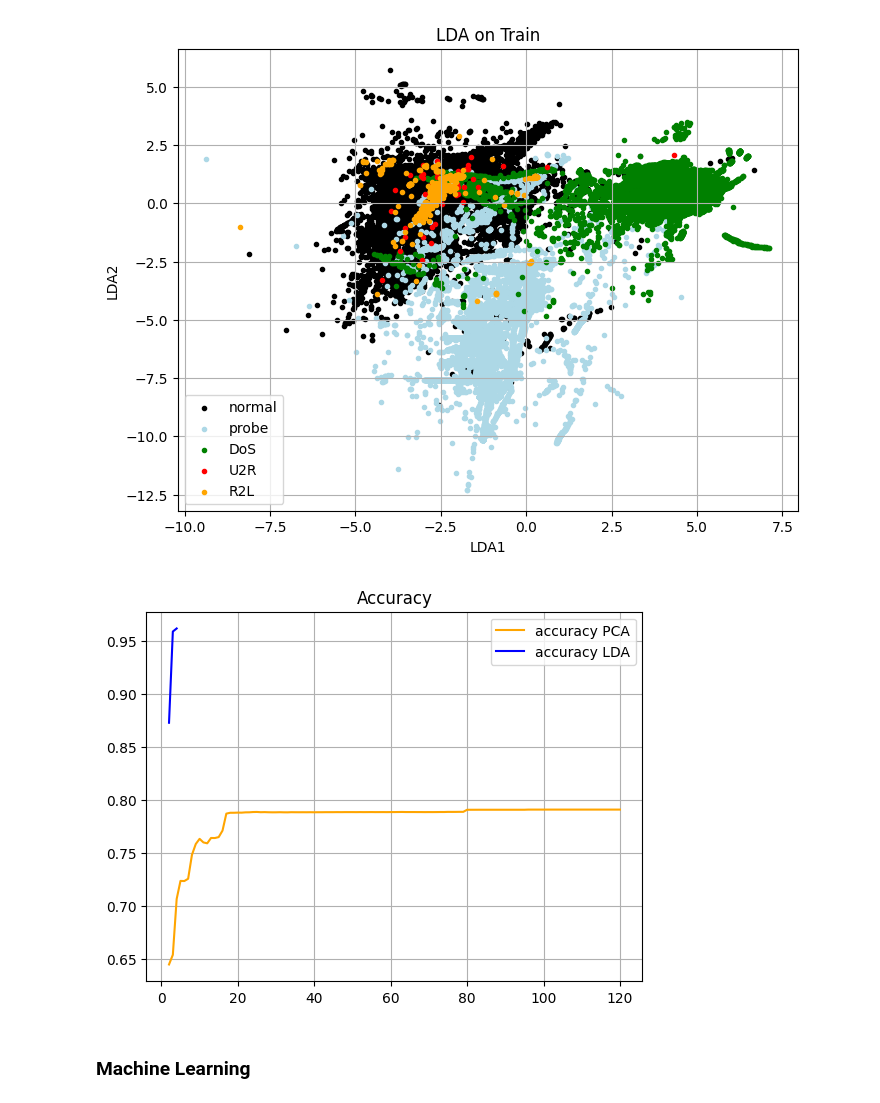
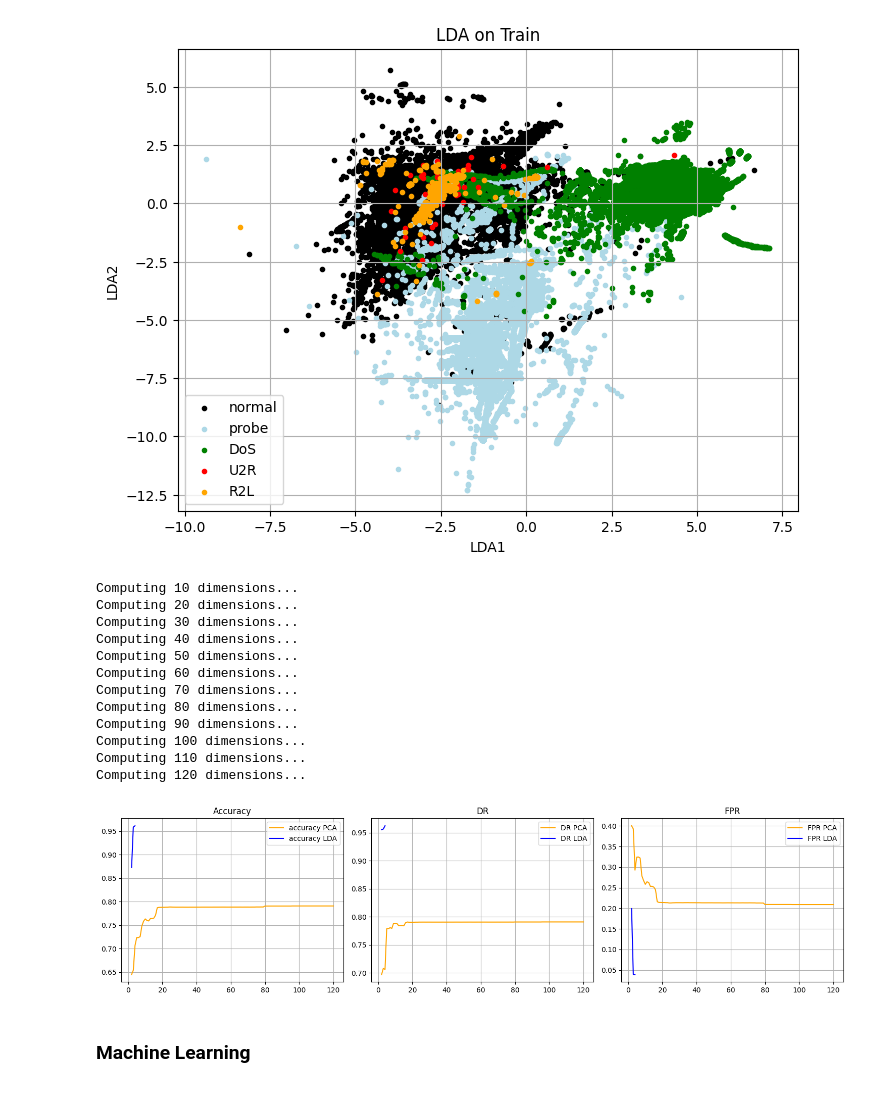
Before and after one commit to NicolaP00/Cybersecurity_model, a Jupyter notebook: Cyber.ipynb, the cells around one changed output. Saved outputs shown, nothing was run; the diff lists cells and outputs as text; code cells hidden in the pictures.

Commit message:
Fix plots and all ML models but SVC

```diff
--- a/Cyber.ipynb
+++ b/Cyber.ipynb
@@ -62,11 +62,20 @@ def centroid(X, y):
         centroids.append(centroid_for_class)
     return np.array(centroids)
 
-def cluster_accuracy(x, y_true, centroids):
+def cluster_accuracy(x, y_true, centroids,out='accuracy'):
     distance = np.linalg.norm(x[:, np.newaxis, :] - centroids, axis=2)**2
     indici_centroidi = np.argmin(distance, axis=1)
-    accuracy = np.sum(indici_centroidi == y_true) / len(y_true)
-    return accuracy
+    if out=='accuracy':
+        accuracy = np.sum(indici_centroidi == y_true) / len(y_true)
+        return accuracy
+    elif out=='DR':
+        DR = np.sum((indici_centroidi == y_true)*(y_true!=0))/np.sum(y_true!=0)
+        return DR
+    elif out=='FPR':
+        FPR = np.sum((y_true==0)*(indici_centroidi!=y_true))/np.sum(y_true==0)
+        return FPR
+    else:
+        raise ValueError
 
 def print_results(model,X_test,y_test):
     print("Best parameters set found on train set:")
@@ -333,30 +346,67 @@ plt.show()
 # %% [output]
 [figure]
 # %%
-LLL=[]
-PPP=[]
-for i in range(2,x_train.shape[-1]+1):
+Lacc=[]
+Pacc=[]
+LDR=[]
+PDR=[]
+LFPR=[]
+PFPR=[]
+limit=x_train.shape[-1]
+for i in range(2,limit+1):
     pca = PCA(n_components=i)
     x_train_pca=pca.fit_transform(x_train)
     Cpca = centroid(x_train_pca,y_train)
-    PPP.append(cluster_accuracy(x_train_pca,y_train,Cpca))
+    Pacc.append(cluster_accuracy(x_train_pca,y_train,Cpca))
+    PDR.append(cluster_accuracy(x_train_pca,y_train,Cpca,out='DR'))
+    PFPR.append(cluster_accuracy(x_train_pca,y_train,Cpca,out='FPR'))
     try:
         lda = LinearDiscriminantAnalysis(n_components=i)
         x_train_lda=lda.fit_transform(x_train,y_train)
         Clda = centroid(x_train_lda,y_train)
-        LLL.append(cluster_accuracy(x_train_lda,y_train,Clda))
+        Lacc.append(cluster_accuracy(x_train_lda,y_train,Clda))
+        LDR.append(cluster_accuracy(x_train_lda,y_train,Clda,out='DR'))
+        LFPR.append(cluster_accuracy(x_train_lda,y_train,Clda,out='FPR'))
     except ValueError:
         pass
     if i%10==0:
         print(f"Computing {i} dimensions...")
-plt.plot(np.arange(2,x_train.shape[-1]+1),PPP,c='orange',label='accuracy PCA')
-plt.plot(np.arange(2,5),LLL,c='blue',label='accuracy LDA')
-plt.title('Accuracy')
-plt.grid()
-plt.legend()
+fig, axs = plt.subplots(1, 3, figsize=(15, 4))
+
+axs[0].plot(np.arange(2, limit + 1), Pacc, c='orange', label='accuracy PCA')
+axs[0].plot(np.arange(2, 5), Lacc, c='blue', label='accuracy LDA')
+axs[0].set_title('Accuracy')
+axs[0].grid()
+axs[0].legend()
+
+axs[1].plot(np.arange(2, limit + 1), PDR, c='orange', label='DR PCA')
+axs[1].plot(np.arange(2, 5), LDR, c='blue', label='DR LDA')
+axs[1].set_title('DR')
+axs[1].grid()
+axs[1].legend()
+
+axs[2].plot(np.arange(2, limit + 1), PFPR, c='orange', label='FPR PCA')
+axs[2].plot(np.arange(2, 5), LFPR, c='blue', label='FPR LDA')
+axs[2].set_title('FPR')
+axs[2].grid()
+axs[2].legend()
+
+plt.tight_layout()
 plt.show()
 # %% [output]
+Computing 10 dimensions...
+Computing 20 dimensions...
+Computing 30 dimensions...
+Computing 40 dimensions...
+Computing 50 dimensions...
+Computing 60 dimensions...
+Computing 70 dimensions...
+Computing 80 dimensions...
+Computing 90 dimensions...
+Computing 100 dimensions...
+Computing 110 dimensions...
+Computing 120 dimensions...
-[figure, old version]
+[figure, new version]
 # %%
 lda = LinearDiscriminantAnalysis(n_components=4)
 x_train_scaled = lda.fit_transform(x_train,y_train)
```
Also changed, not shown: parts of 4 cells of this notebook.
